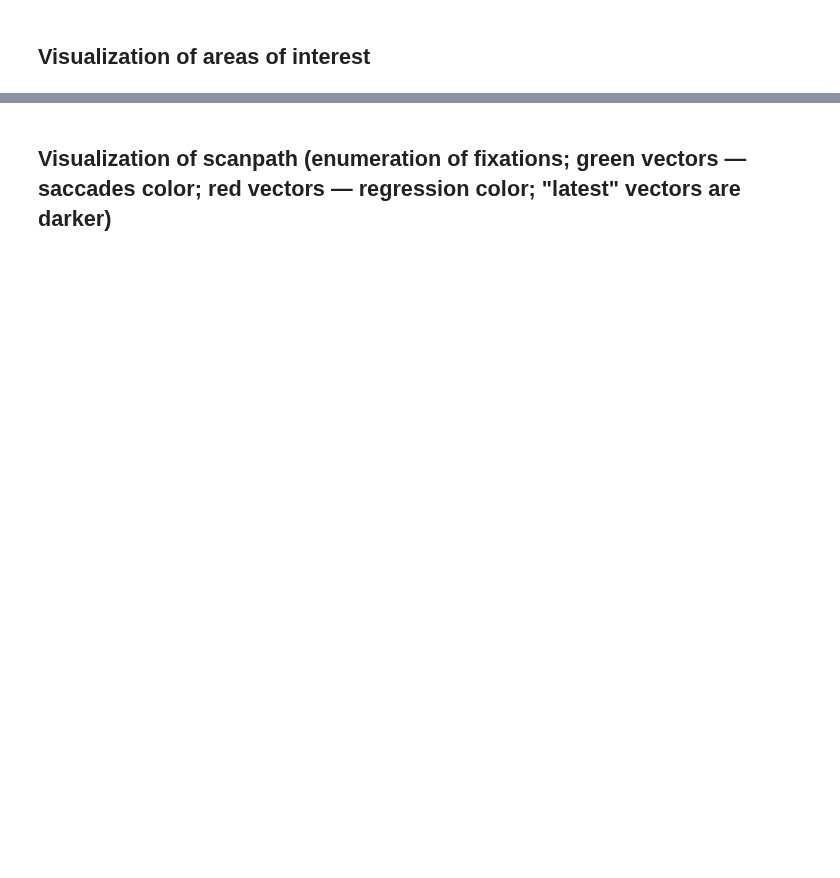
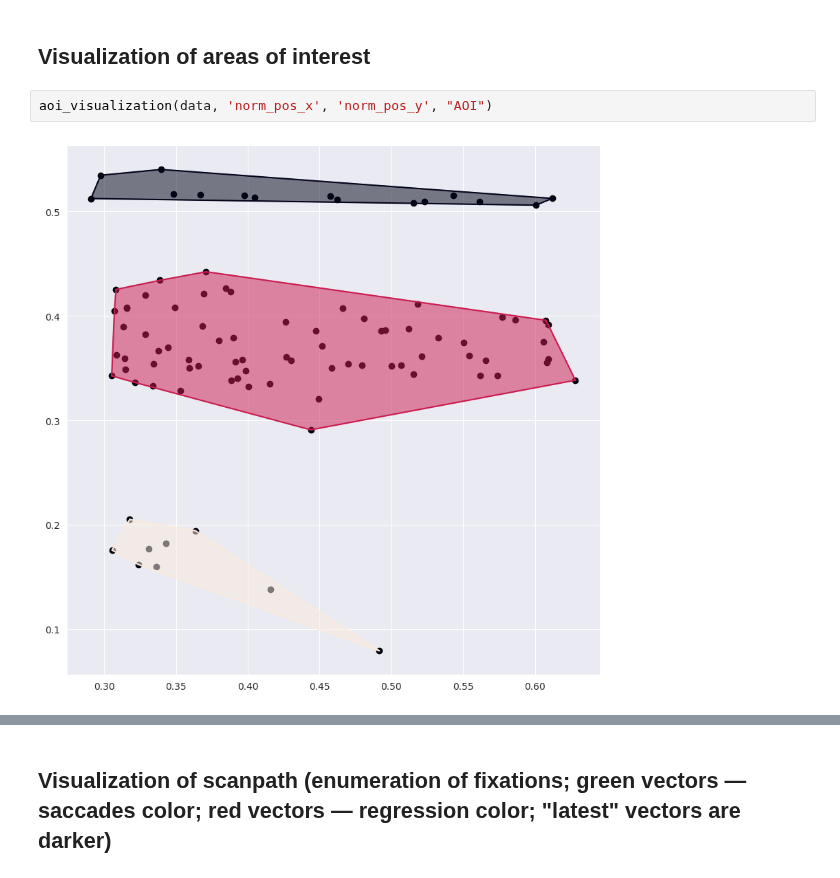
Before and after one commit to hse-scila/EyeFeatures, a Jupyter notebook: eyetracking/visualization/visualization_test.ipynb, the cells around one changed output, grey strips where cells are left out. Drawn from its saved outputs; the diff is of its cells as text; blank space fills up the shorter version.

```diff
--- a/eyetracking/visualization/visualization_test.ipynb
+++ b/eyetracking/visualization/visualization_test.ipynb
@@ -21,3 +22,7 @@ def remove_points(df, x_min, x_max, y_min, y_max):
 # %% [markdown]
 ## Visualization of areas of interest
+# %%
+aoi_visualization(data, 'norm_pos_x', 'norm_pos_y', "AOI")
+# %% [output]
+[figure, added]
 # %%
```
Also changed, not shown: parts of 8 cells of this notebook, 1 other file.
